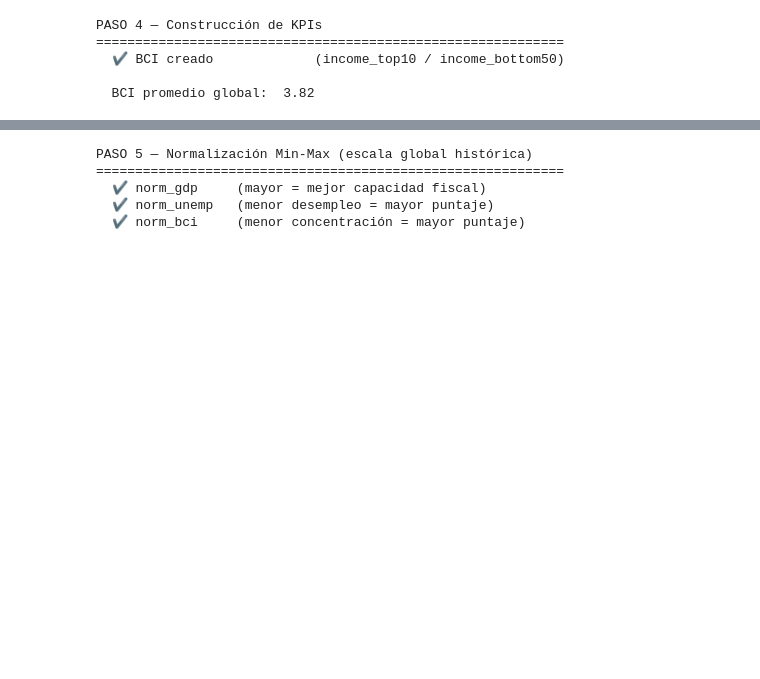
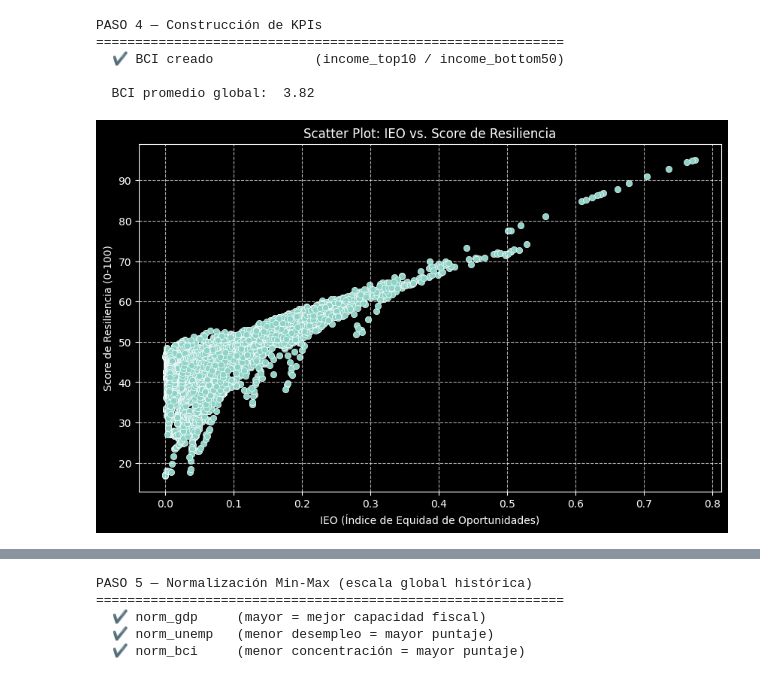
Before and after one commit to lucianoyllarreta/CLASE_CIENCIA_DATOS_I, a Jupyter notebook: LOS 4 FANTÁSTICOS/ SCORING.ipynb, the cells around one changed output, grey strips where cells are left out. Drawn from its saved outputs; the diff is of its cells as text; code cells hidden in the pictures; blank space fills up the shorter version.

```diff
--- a/LOS 4 FANTÁSTICOS/ SCORING.ipynb
+++ b/LOS 4 FANTÁSTICOS/ SCORING.ipynb
@@ -99,3 +225,16 @@ PASO 4 — Construcción de KPIs
   ✔ BCI creado             (income_top10 / income_bottom50)
 
   BCI promedio global:  3.82
+# %%
+import matplotlib.pyplot as plt
+import seaborn as sns
+
+plt.figure(figsize=(10, 6))
+sns.scatterplot(x='IEO', y='score_resiliencia', data=df)
+plt.title('Scatter Plot: IEO vs. Score de Resiliencia')
+plt.xlabel('IEO (Índice de Equidad de Oportunidades)')
+plt.ylabel('Score de Resiliencia (0-100)')
+plt.grid(True, linestyle='--', alpha=0.7)
+plt.show()
+# %% [output]
+[figure, added]
```
Also changed, not shown: parts of 22 cells of this notebook.
